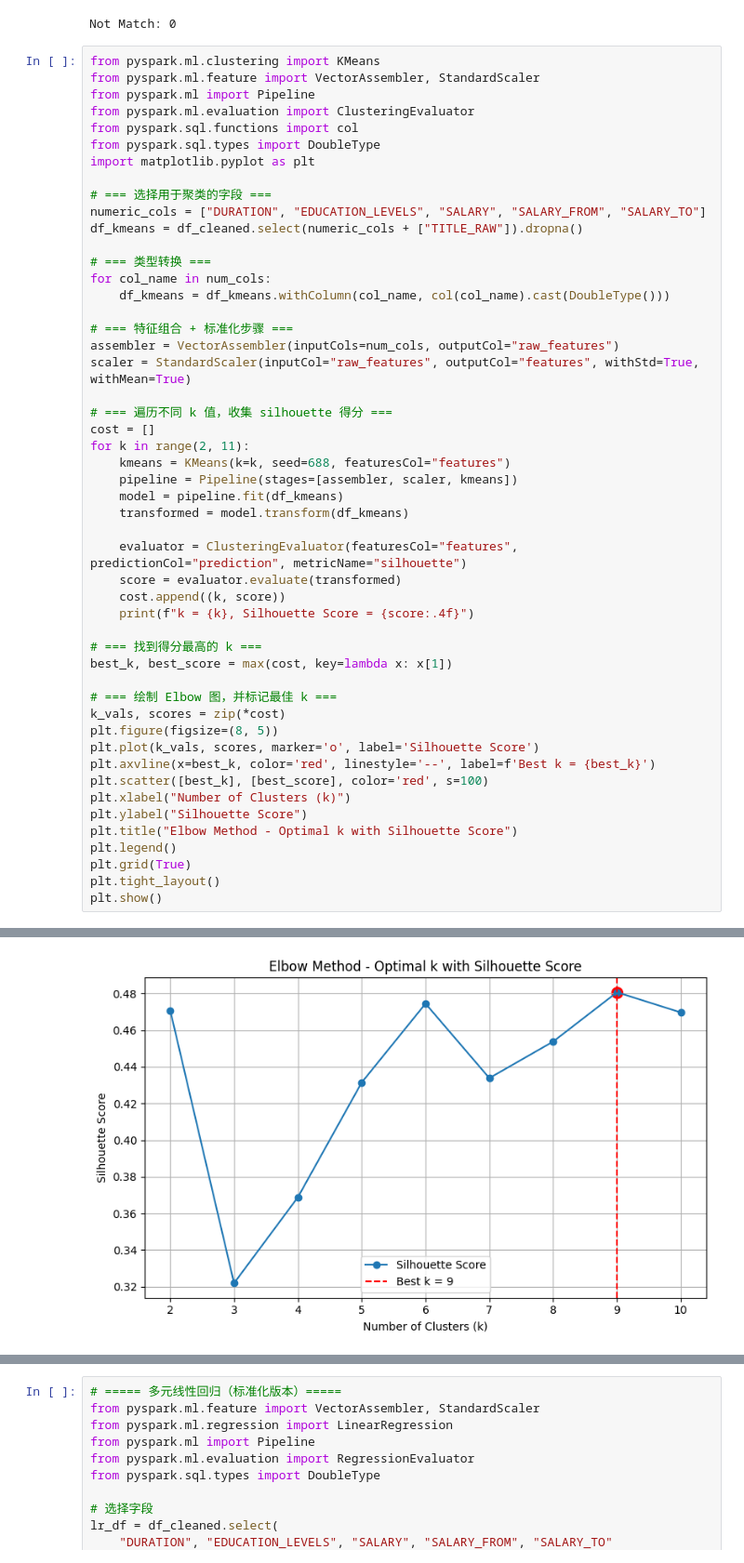
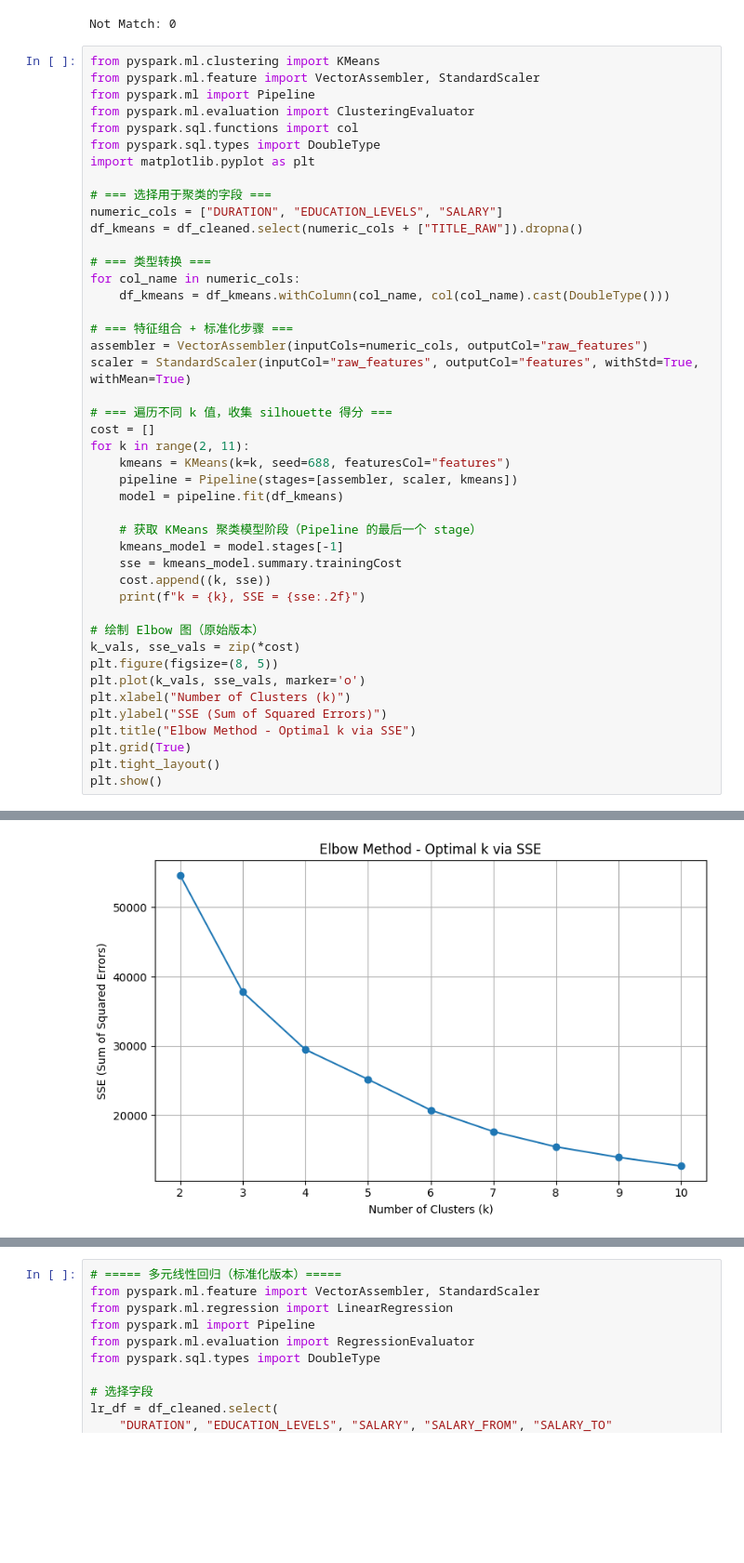
Before and after one commit to CYXNBNBNB/ad688-employability-sp25A1-group6, a Jupyter notebook: test.ipynb, the cells around one changed output, grey strips where cells are left out. Shown at 93% size. Saved outputs shown, nothing was run; the diff lists cells and outputs as text; blank space fills up the shorter version.

```diff
--- a/test.ipynb
+++ b/test.ipynb
@@ -126,15 +126,15 @@ from pyspark.sql.types import DoubleType
 import matplotlib.pyplot as plt
 
 # === 选择用于聚类的字段 ===
-numeric_cols = ["DURATION", "EDUCATION_LEVELS", "SALARY", "SALARY_FROM", "SALARY_TO"]
+numeric_cols = ["DURATION", "EDUCATION_LEVELS", "SALARY"]
 df_kmeans = df_cleaned.select(numeric_cols + ["TITLE_RAW"]).dropna()
 
 # === 类型转换 ===
-for col_name in num_cols:
+for col_name in numeric_cols:
     df_kmeans = df_kmeans.withColumn(col_name, col(col_name).cast(DoubleType()))
 
 # === 特征组合 + 标准化步骤 ===
-assembler = VectorAssembler(inputCols=num_cols, outputCol="raw_features")
+assembler = VectorAssembler(inputCols=numeric_cols, outputCol="raw_features")
 scaler = StandardScaler(inputCol="raw_features", outputCol="features", withStd=True, withMean=True)
 
 # === 遍历不同 k 值，收集 silhouette 得分 ===
@@ -143,26 +143,20 @@ for k in range(2, 11):
     kmeans = KMeans(k=k, seed=688, featuresCol="features")
     pipeline = Pipeline(stages=[assembler, scaler, kmeans])
     model = pipeline.fit(df_kmeans)
-    transformed = model.transform(df_kmeans)
 
-    evaluator = ClusteringEvaluator(featuresCol="features", predictionCol="prediction", metricName="silhouette")
-    score = evaluator.evaluate(transformed)
-    cost.append((k, score))
-    print(f"k = {k}, Silhouette Score = {score:.4f}")
+    # 获取 KMeans 聚类模型阶段（Pipeline 的最后一个 stage）
+    kmeans_model = model.stages[-1]
+    sse = kmeans_model.summary.trainingCost
+    cost.append((k, sse))
+    print(f"k = {k}, SSE = {sse:.2f}")
 
-# === 找到得分最高的 k ===
-best_k, best_score = max(cost, key=lambda x: x[1])
-
-# === 绘制 Elbow 图，并标记最佳 k ===
-k_vals, scores = zip(*cost)
+# 绘制 Elbow 图（原始版本）
+k_vals, sse_vals = zip(*cost)
 plt.figure(figsize=(8, 5))
-plt.plot(k_vals, scores, marker='o', label='Silhouette Score')
-plt.axvline(x=best_k, color='red', linestyle='--', label=f'Best k = {best_k}')
-plt.scatter([best_k], [best_score], color='red', s=100)
+plt.plot(k_vals, sse_vals, marker='o')
 plt.xlabel("Number of Clusters (k)")
-plt.ylabel("Silhouette Score")
-plt.title("Elbow Method - Optimal k with Silhouette Score")
-plt.legend()
+plt.ylabel("SSE (Sum of Squared Errors)")
+plt.title("Elbow Method - Optimal k via SSE")
 plt.grid(True)
 plt.tight_layout()
 plt.show()
@@ -180,3 +174,3 @@ k = 10, Silhouette Score = 0.4697
-[figure, old version]
+[figure, new version]
 # %%
 # KMeans 模型
```
Also changed, not shown: parts of 3 cells of this notebook.
